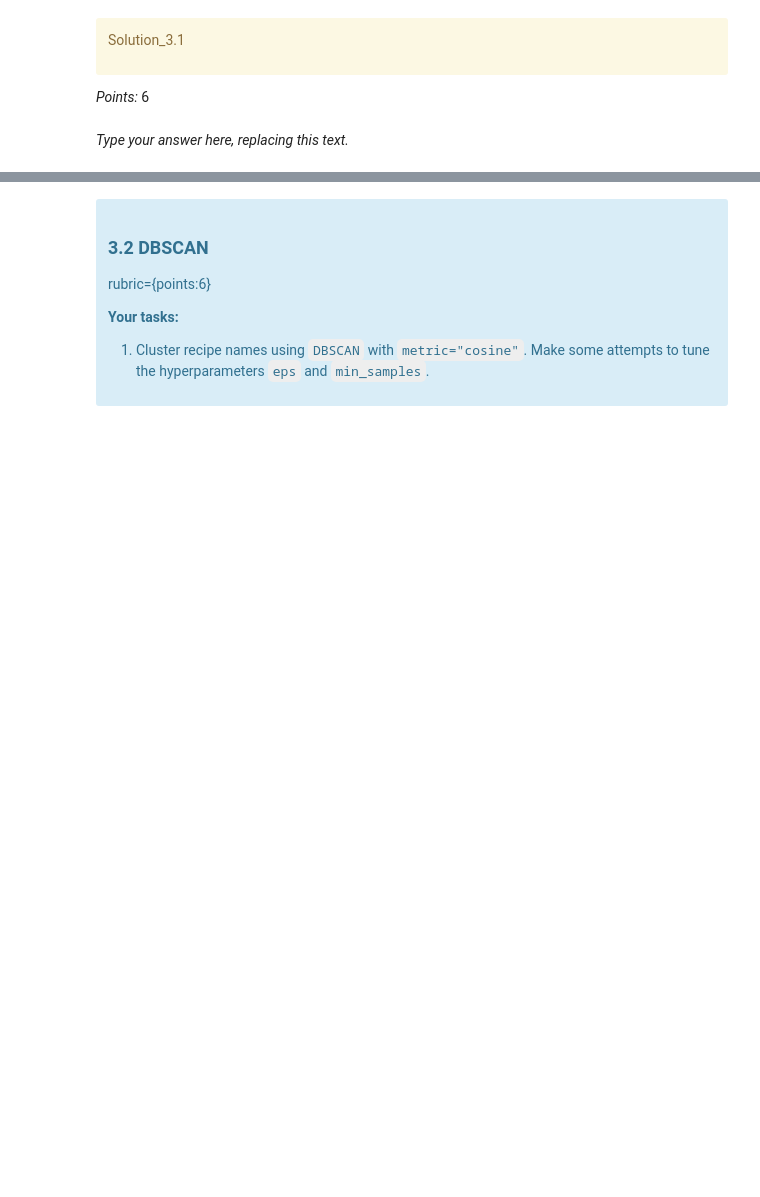
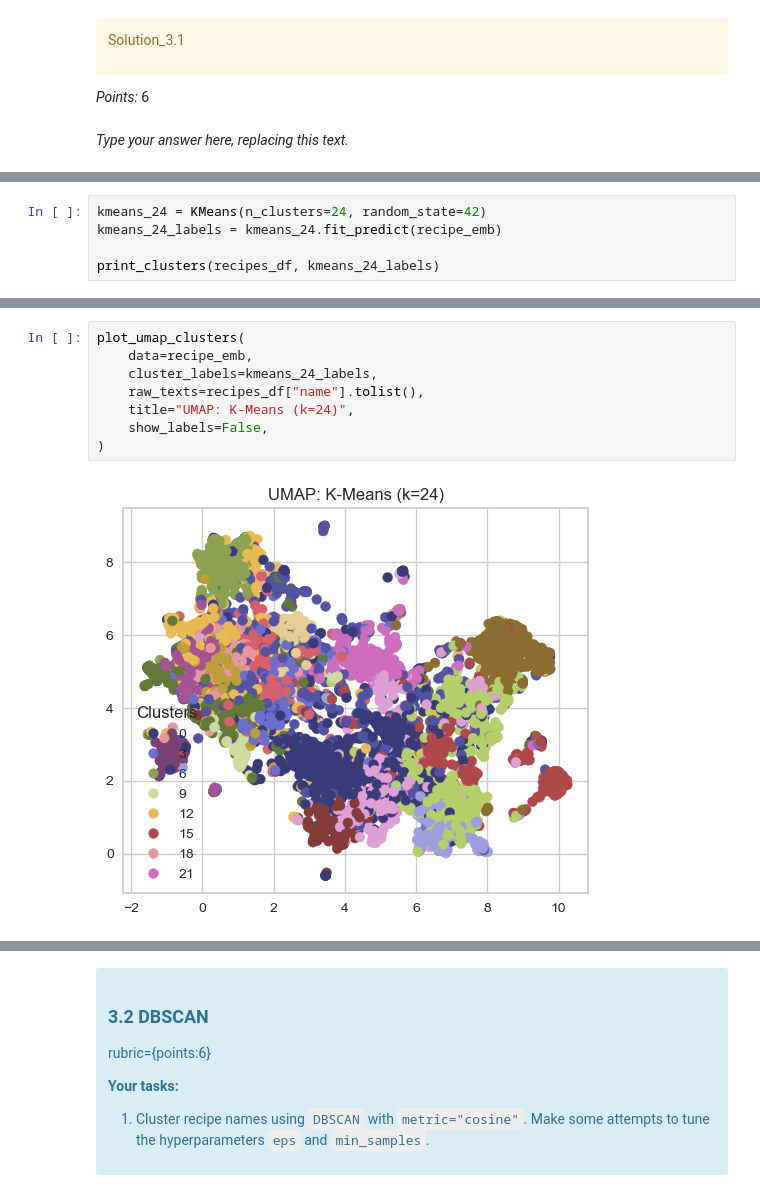
Before and after one commit to sarahhcheng/CPSC330HW6, a Jupyter notebook: hw6.ipynb, the cells around one changed output, grey strips where cells are left out. Drawn from its saved outputs; the diff is of its cells as text; blank space fills up the shorter version.

```diff
--- a/hw6.ipynb
+++ b/hw6.ipynb
@@ -1031,0 +1045,5 @@ _Type your answer here, replacing this text._
+# %%
+kmeans_24 = KMeans(n_clusters=24, random_state=42)
+kmeans_24_labels = kmeans_24.fit_predict(recipe_emb)
+
+print_clusters(recipes_df, kmeans_24_labels)
@@ -1031,0 +1091,10 @@ _Type your answer here, replacing this text._
+# %%
+plot_umap_clusters(
+    data=recipe_emb,
+    cluster_labels=kmeans_24_labels,
+    raw_texts=recipes_df["name"].tolist(),
+    title="UMAP: K-Means (k=24)",
+    show_labels=False,
+)
+# %% [output]
+[figure, added]
```
Also changed, not shown: parts of 28 cells of this notebook, 1 other file.
